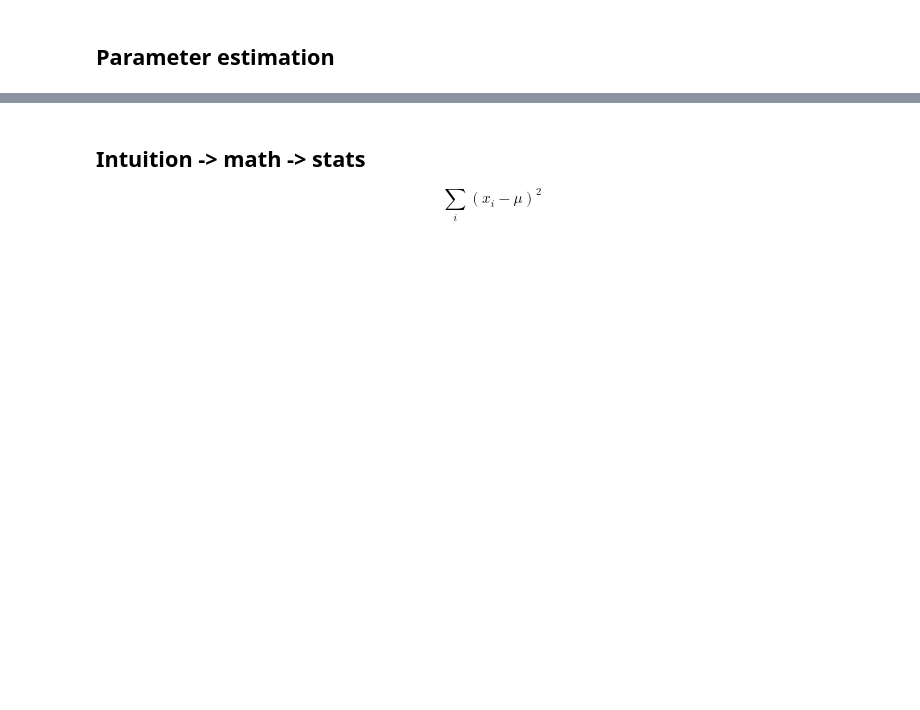
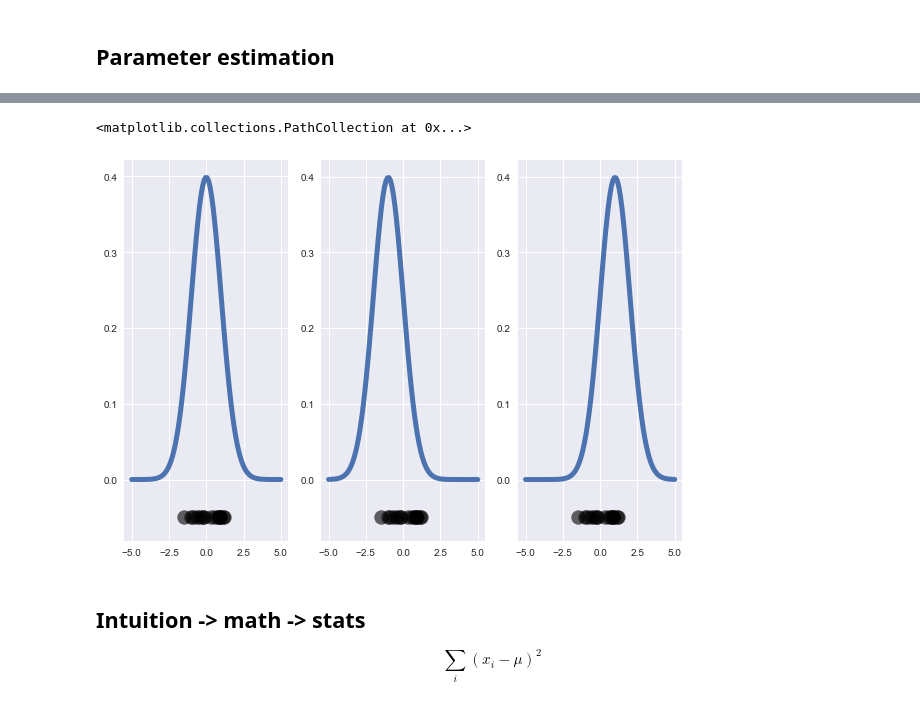
Before and after one commit to bogovicj/JaneliaMLCourse, a Jupyter notebook: lecture_1/Lecture_1.ipynb, the cells around one changed output, grey strips where cells are left out. Drawn from its saved outputs; the diff is of its cells as text; code cells hidden in the pictures; blank space fills up the shorter version.

```diff
--- a/lecture_1/Lecture_1.ipynb
+++ b/lecture_1/Lecture_1.ipynb
@@ -751,8 +730,11 @@ plt.scatter( samples, -0.05*np.ones(N), c='k', alpha=0.6);
 # %%
-fig, axes = plt.subplots(nrows=1, ncols=3)
-axes[0].plot(x, norm.pdf(x), lw=5); axes[0].scatter( samples, -0.05*np.ones(N), c='k', alpha=0.6)
-axes[1].plot(x, norm.pdf(x+1), lw=5); axes[1].scatter( samples, -0.05*np.ones(N), c='k', alpha=0.6)
-axes[2].plot(x, norm.pdf(x-1), lw=5); axes[2].scatter( samples, -0.05*np.ones(N), c='k', alpha=0.6)
+# fig, axes = plt.subplots(nrows=1, ncols=3)
+# axes[0].plot(x, norm.pdf(x), lw=5); axes[0].scatter( samples, -0.05*np.ones(N), c='k', alpha=0.6)
+# axes[1].plot(x, norm.pdf(x+1), lw=5); axes[1].scatter( samples, -0.05*np.ones(N), c='k', alpha=0.6)
+# axes[2].plot(x, norm.pdf(x-1), lw=5); axes[2].scatter( samples, -0.05*np.ones(N), c='k', alpha=0.6)
+# %% [output]
+<matplotlib.collections.PathCollection at 0x...>
+[figure, added]
 # %% [markdown]
 ## Intuition -> math -> stats
 
```
Also changed, not shown: parts of 11 cells of this notebook.
